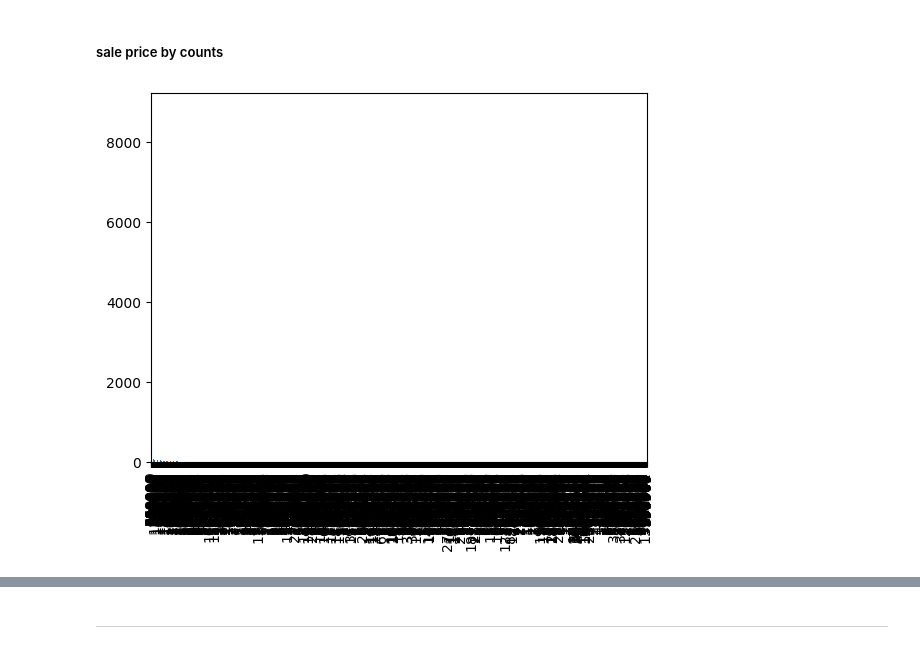
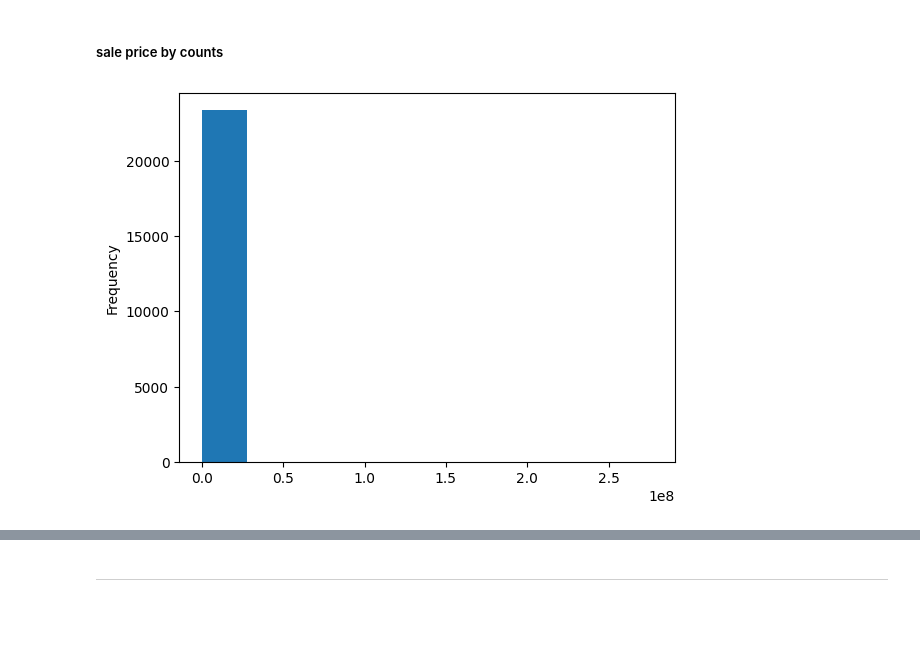
Before and after one commit to gronk-droid/fit2022fall, a Jupyter notebook: cse4510/assignments/gbutlerAssignment1.ipynb, the cells around one changed output, grey strips where cells are left out. Cells and saved outputs as stored; diff of their text form; code cells hidden in the pictures; blank space fills up the shorter version.

```diff
--- a/cse4510/assignments/gbutlerAssignment1.ipynb
+++ b/cse4510/assignments/gbutlerAssignment1.ipynb
@@ -221,6 +221,6 @@ brooklyn['address'] = [x.replace('AVENUE', 'AVE') for x in brooklyn['address']]
 # %%
 from matplotlib import pyplot as plt
 # %%
-brooklyn['sale_price'].value_counts().plot.bar();
+brooklyn['sale_price'].plot.hist(legend=False);
 # %% [output]
-[figure, old version]
+[figure, new version]
```
Also changed, not shown: parts of 18 cells of this notebook.
